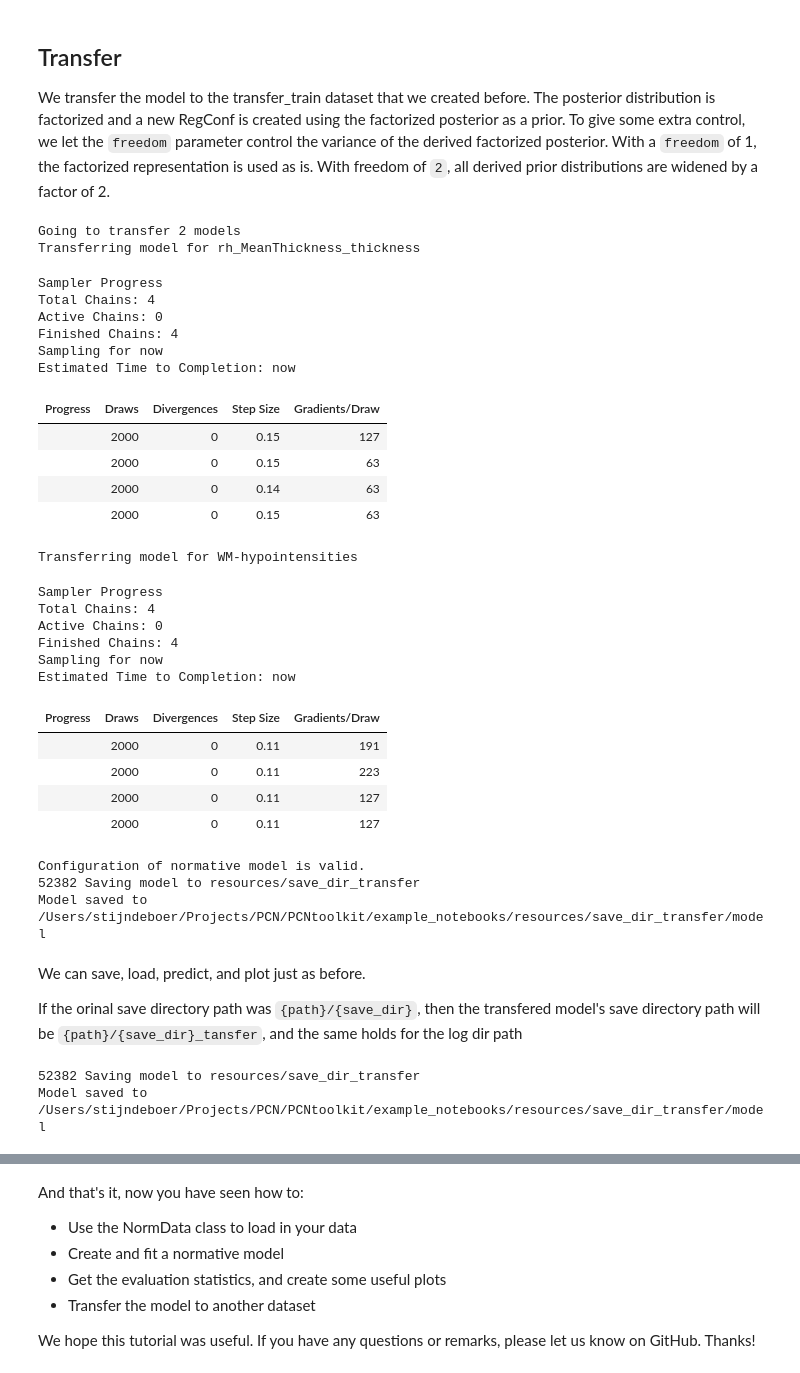
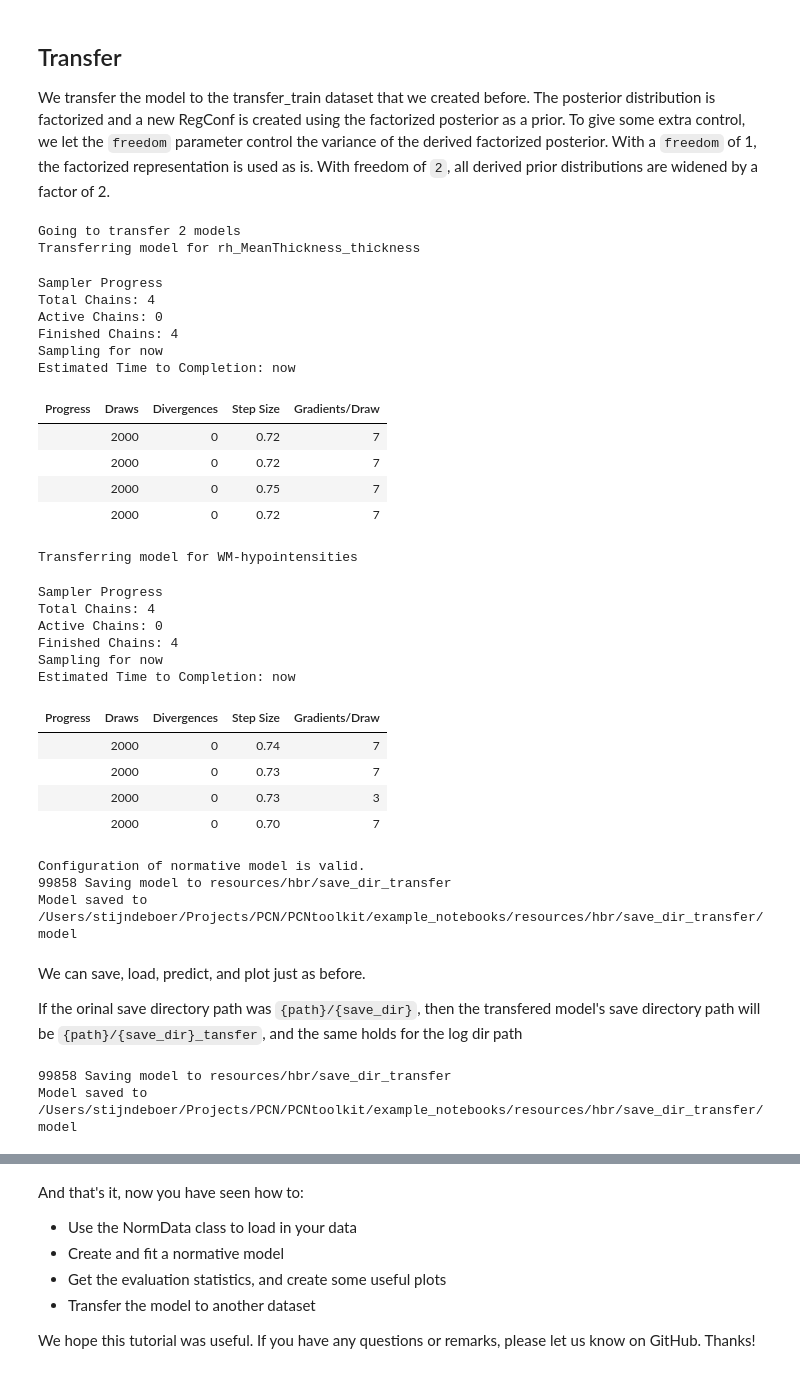
Before and after one commit to amarquand/PCNtoolkit, a Jupyter notebook: example_notebooks/hbr_example.ipynb, the cells around one changed output, grey strips where cells are left out. Saved outputs shown, nothing was run; the diff lists cells and outputs as text; code cells hidden in the pictures.

Commit message:
Update HBR example

```diff
--- a/example_notebooks/hbr_example.ipynb
+++ b/example_notebooks/hbr_example.ipynb
@@ -333,23 +344,25 @@ Computing centiles for WM-hypointensities
 
 We transfer the model to the transfer_train dataset that we created before. The posterior distribution is factorized and a new RegConf is created using the factorized posterior as a prior. To give some extra control, we let the `freedom` parameter control the variance of the derived factorized posterior. With a `freedom` of 1, the factorized representation is used as is. With freedom of `2`, all derived prior distributions are widened by a factor of 2.
 # %%
-transfered_model = norm_hbr.transfer(transfer_train, freedom=2, nuts_sampler="nutpie")
+transfered_model = norm_hbr.transfer(
+    transfer_train, freedom=0.0001, nuts_sampler="nutpie"
+)
 # Caused by:
 #     Logp function returned error: Logp function returned error code 4
 # %% [output]
 Going to transfer 2 models
 Transferring model for rh_MeanThickness_thickness
 Sampler Progress
 Total Chains: 4
 Active Chains: 0
 Finished Chains: 4
 Sampling for now
 Estimated Time to Completion: now
 | Progress | Draws | Divergences | Step Size | Gradients/Draw |
-|  | 2000 | 0 | 0.15 | 127 |
-|  | 2000 | 0 | 0.15 | 63 |
-|  | 2000 | 0 | 0.14 | 63 |
-|  | 2000 | 0 | 0.15 | 63 |
+|  | 2000 | 0 | 0.72 | 7 |
+|  | 2000 | 0 | 0.72 | 7 |
+|  | 2000 | 0 | 0.75 | 7 |
+|  | 2000 | 0 | 0.72 | 7 |
 Transferring model for WM-hypointensities
 Sampler Progress
 Total Chains: 4
@@ -358,13 +371,13 @@ Finished Chains: 4
 Sampling for now
 Estimated Time to Completion: now
 | Progress | Draws | Divergences | Step Size | Gradients/Draw |
-|  | 2000 | 0 | 0.11 | 191 |
-|  | 2000 | 0 | 0.11 | 223 |
-|  | 2000 | 0 | 0.11 | 127 |
-|  | 2000 | 0 | 0.11 | 127 |
+|  | 2000 | 0 | 0.74 | 7 |
+|  | 2000 | 0 | 0.73 | 7 |
+|  | 2000 | 0 | 0.73 | 3 |
+|  | 2000 | 0 | 0.70 | 7 |
 Configuration of normative model is valid.
-52382 Saving model to resources/save_dir_transfer
-Model saved to /Users/stijndeboer/Projects/PCN/PCNtoolkit/example_notebooks/resources/save_dir_transfer/model
+99858 Saving model to resources/hbr/save_dir_transfer
+Model saved to /Users/stijndeboer/Projects/PCN/PCNtoolkit/example_notebooks/resources/hbr/save_dir_transfer/model
 # %% [markdown]
 We can save, load, predict, and plot just as before.
 
@@ -372,5 +385,5 @@ If the orinal save directory path was `{path}/{save_dir}`, then the transfered m
 # %%
 transfered_model.save()
 # %% [output]
-52382 Saving model to resources/save_dir_transfer
-Model saved to /Users/stijndeboer/Projects/PCN/PCNtoolkit/example_notebooks/resources/save_dir_transfer/model
+99858 Saving model to resources/hbr/save_dir_transfer
+Model saved to /Users/stijndeboer/Projects/PCN/PCNtoolkit/example_notebooks/resources/hbr/save_dir_transfer/model
```
Also changed, not shown: parts of 12 cells of this notebook.
